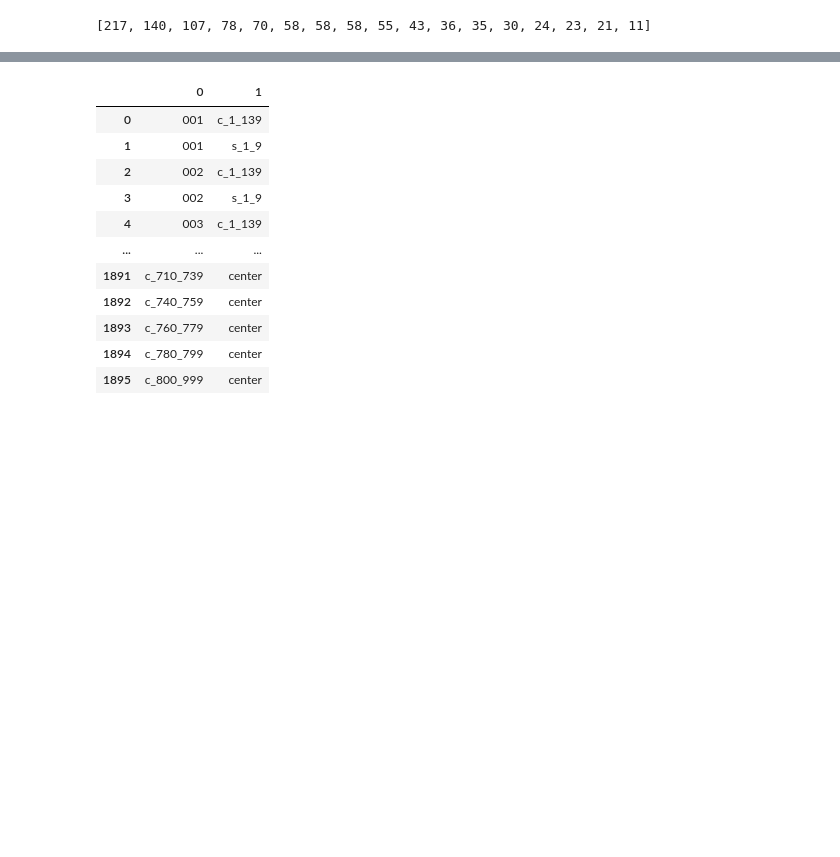
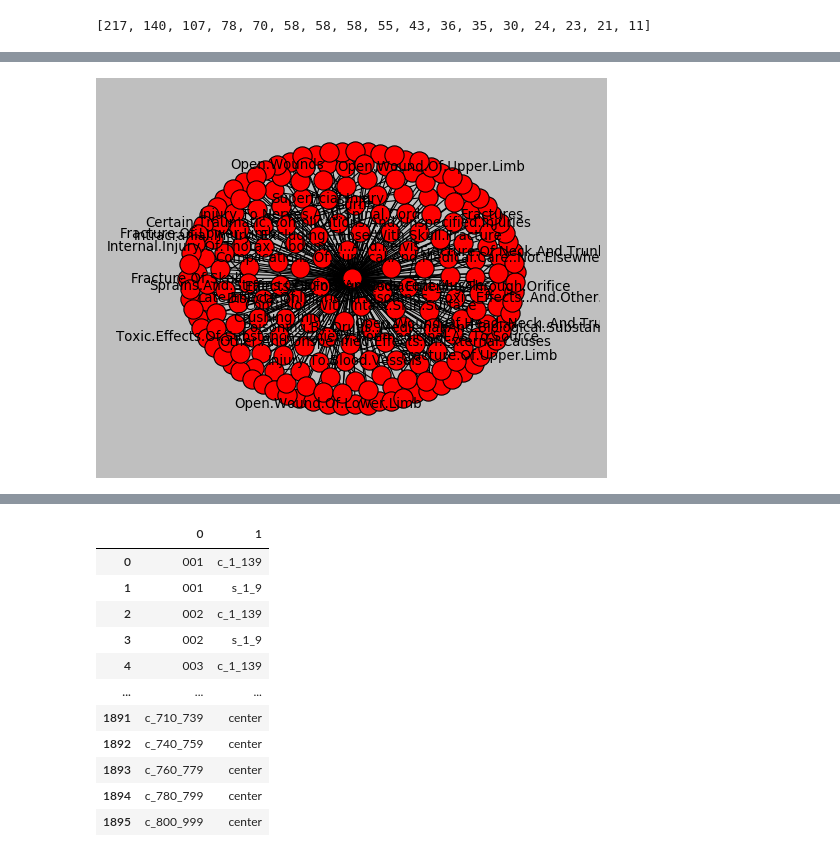
Before and after one commit to drewwilimitis/Hyperbolic-ICD-Embeddings-MIMIC3, a Jupyter notebook: hyperbolic_embedding_ICD9.ipynb, the cells around one changed output, grey strips where cells are left out. Drawn from its saved outputs; the diff is of its cells as text; code cells hidden in the pictures; blank space fills up the shorter version.

```diff
--- a/hyperbolic_embedding_ICD9.ipynb
+++ b/hyperbolic_embedding_ICD9.ipynb
@@ -239,4 +244,6 @@ avg_clust
 # %%
-[len(c) for c in sorted(nx.connected_components(G), key=len, reverse=True)]
+# get largest connected components in G
+G_components = [c for c in sorted(nx.connected_components(G), key=len, reverse=True)]
+[len(c) for c in G_components]
 # %% [output]
 [217, 140, 107, 78, 70, 58, 58, 58, 55, 43, 36, 35, 30, 24, 23, 21, 11]
@@ -249,0 +277,24 @@ S[0]
+# %%
+c = G_components[0]
+C = G.subgraph(c).copy()
+l1 = list(C.nodes())
+#[k:v for k in subchap_range_dict.keys() list(c1.nodes())]
+subchaps = set(l1).intersection(set(subchap_range_dict.keys()))
+sub_labels = {k:subchap_range_dict[k] for k in subchaps}
+chaps = set(l1).intersection(set(chap_range_dict.keys()))
+chap_labels = {k:chap_range_dict[k] for k in chaps}
+# %%
+pos=nx.kamada_kawai_layout(C) # positions for all nodes
+
+# nodes
+nx.draw_networkx_nodes(C,pos)
+
+# edges
+nx.draw_networkx_edges(C,pos)
+
+# labels
+nx.draw_networkx_labels(C,pos,sub_labels,font_size=12)
+plt.axis('off')
+plt.show(); # display
+# %% [output]
+[figure, added]
```
Also changed, not shown: parts of 14 cells of this notebook.
